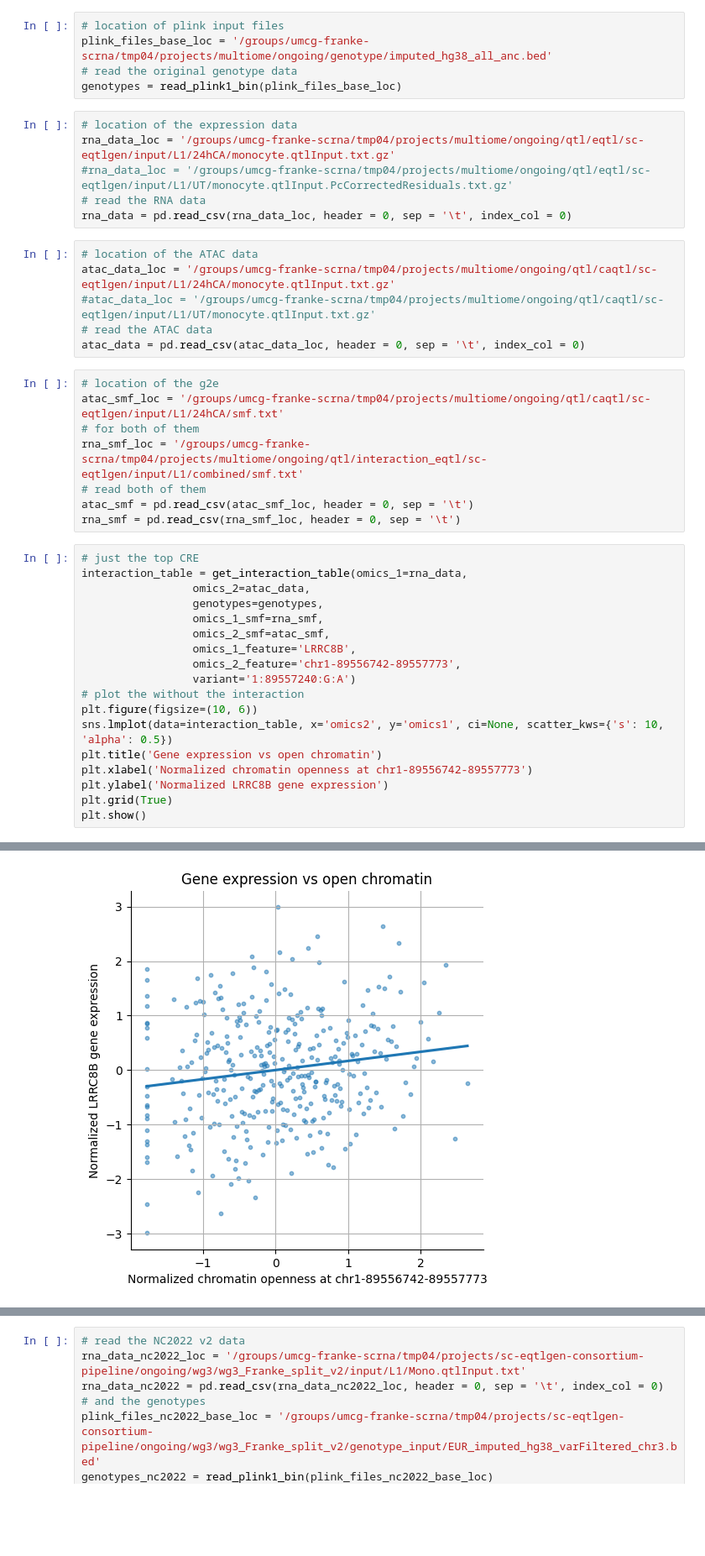
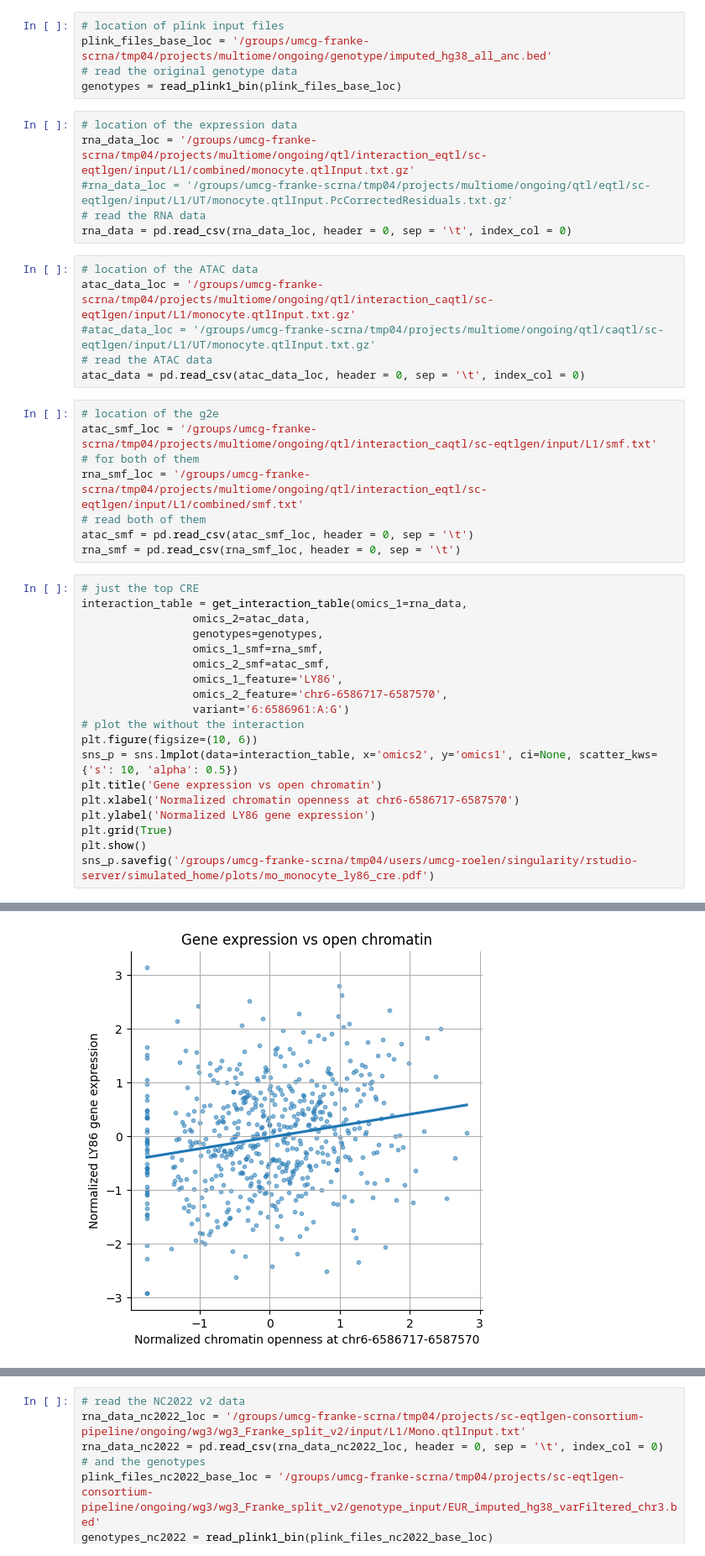
Before and after one commit to molgenis/wijst_multiome, a Jupyter notebook: qtl/mo_plot_qtls.ipynb, the cells around one changed output, grey strips where cells are left out. Shown at 84% size. Cells and saved outputs as stored; diff of their text form; blank space fills up the shorter version.

```diff
--- a/qtl/mo_plot_qtls.ipynb
+++ b/qtl/mo_plot_qtls.ipynb
@@ -271,19 +271,19 @@ plink_files_base_loc = '/groups/umcg-franke-scrna/tmp04/projects/multiome/ongoin
 genotypes = read_plink1_bin(plink_files_base_loc)
 # %%
 # location of the expression data
-rna_data_loc = '/groups/umcg-franke-scrna/tmp04/projects/multiome/ongoing/qtl/eqtl/sc-eqtlgen/input/L1/24hCA/monocyte.qtlInput.txt.gz'
+rna_data_loc = '/groups/umcg-franke-scrna/tmp04/projects/multiome/ongoing/qtl/interaction_eqtl/sc-eqtlgen/input/L1/combined/monocyte.qtlInput.txt.gz'
 #rna_data_loc = '/groups/umcg-franke-scrna/tmp04/projects/multiome/ongoing/qtl/eqtl/sc-eqtlgen/input/L1/UT/monocyte.qtlInput.PcCorrectedResiduals.txt.gz'
 # read the RNA data
 rna_data = pd.read_csv(rna_data_loc, header = 0, sep = '\t', index_col = 0)
 # %%
 # location of the ATAC data
-atac_data_loc = '/groups/umcg-franke-scrna/tmp04/projects/multiome/ongoing/qtl/caqtl/sc-eqtlgen/input/L1/24hCA/monocyte.qtlInput.txt.gz'
+atac_data_loc = '/groups/umcg-franke-scrna/tmp04/projects/multiome/ongoing/qtl/interaction_caqtl/sc-eqtlgen/input/L1/monocyte.qtlInput.txt.gz'
 #atac_data_loc = '/groups/umcg-franke-scrna/tmp04/projects/multiome/ongoing/qtl/caqtl/sc-eqtlgen/input/L1/UT/monocyte.qtlInput.txt.gz'
 # read the ATAC data
 atac_data = pd.read_csv(atac_data_loc, header = 0, sep = '\t', index_col = 0)
 # %%
 # location of the g2e
-atac_smf_loc = '/groups/umcg-franke-scrna/tmp04/projects/multiome/ongoing/qtl/caqtl/sc-eqtlgen/input/L1/24hCA/smf.txt'
+atac_smf_loc = '/groups/umcg-franke-scrna/tmp04/projects/multiome/ongoing/qtl/interaction_caqtl/sc-eqtlgen/input/L1/smf.txt'
 # for both of them
 rna_smf_loc = '/groups/umcg-franke-scrna/tmp04/projects/multiome/ongoing/qtl/interaction_eqtl/sc-eqtlgen/input/L1/combined/smf.txt'
 # read both of them
@@ -292,23 +292,24 @@ rna_smf = pd.read_csv(rna_smf_loc, header = 0, sep = '\t')
 # %%
 # just the top CRE
 interaction_table = get_interaction_table(omics_1=rna_data,
                  omics_2=atac_data,
                  genotypes=genotypes,
                  omics_1_smf=rna_smf,
                  omics_2_smf=atac_smf,
-                 omics_1_feature='LRRC8B',
-                 omics_2_feature='chr1-89556742-89557773',
-                 variant='1:89557240:G:A')
+                 omics_1_feature='LY86',
+                 omics_2_feature='chr6-6586717-6587570',
+                 variant='6:6586961:A:G')
 # plot the without the interaction
 plt.figure(figsize=(10, 6))
-sns.lmplot(data=interaction_table, x='omics2', y='omics1', ci=None, scatter_kws={'s': 10, 'alpha': 0.5})
+sns_p = sns.lmplot(data=interaction_table, x='omics2', y='omics1', ci=None, scatter_kws={'s': 10, 'alpha': 0.5})
 plt.title('Gene expression vs open chromatin')
-plt.xlabel('Normalized chromatin openness at chr1-89556742-89557773')
-plt.ylabel('Normalized LRRC8B gene expression')
+plt.xlabel('Normalized chromatin openness at chr6-6586717-6587570')
+plt.ylabel('Normalized LY86 gene expression')
 plt.grid(True)
 plt.show()
+sns_p.savefig('/groups/umcg-franke-scrna/tmp04/users/umcg-roelen/singularity/rstudio-server/simulated_home/plots/mo_monocyte_ly86_cre.pdf')
 # %% [output]
 <Figure size 1000x600 with 0 Axes>
-[figure, old version]
+[figure, new version]
 # %%
 # remove personal information
```
Also changed, not shown: parts of 28 cells of this notebook.
